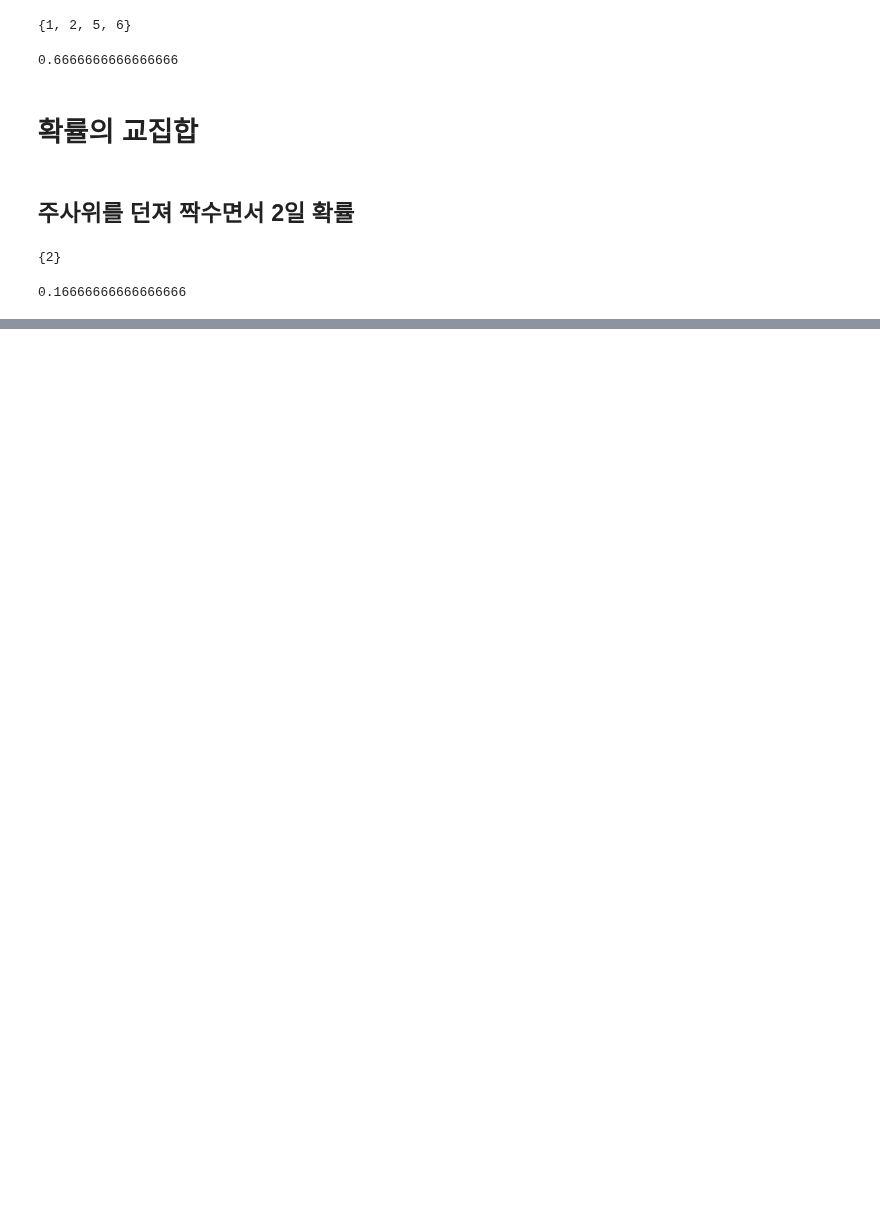
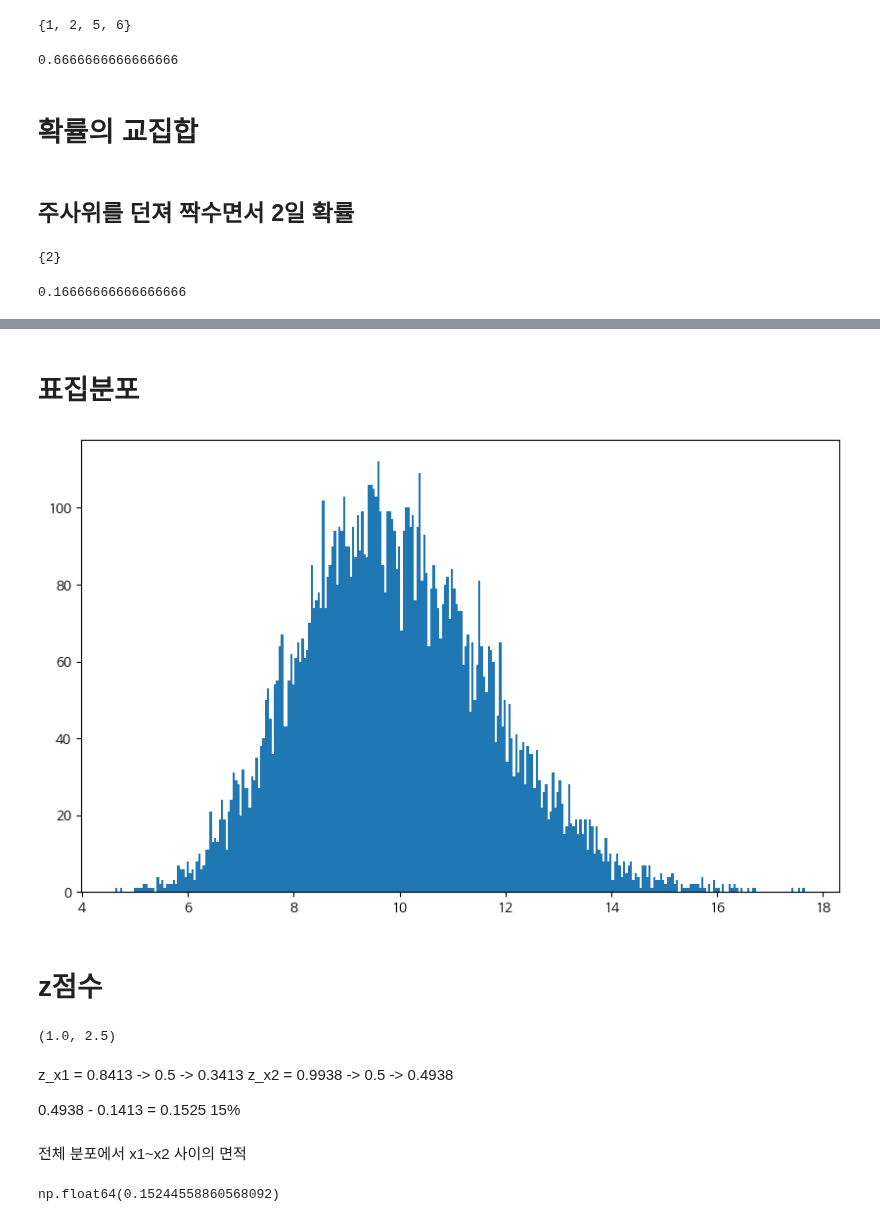
Before and after one commit to Telkem/hipython_rep, a Jupyter notebook: 21_확률.ipynb, the cells around one changed output, grey strips where cells are left out. Saved outputs shown, nothing was run; the diff lists cells and outputs as text; code cells hidden in the pictures; blank space fills up the shorter version.

```diff
--- a/21_확률.ipynb
+++ b/21_확률.ipynb
@@ -101,0 +154,11 @@ P_B_and_A
+# %%
+x_values = [1, 2, 3]
+p_x = [1/6, 3/6, 2/6]
+exp_value = 0
+
+#기대값
+for i in range(len(x_values)):
+    exp_value += x_values[i] * p_x[i]
+
+
+print(f"기대값 : {exp_value:.5f}")
@@ -101,0 +180,41 @@ P_B_and_A
+# %% [markdown]
+# 표집분포
+# %%
+np.random.seed(0)
+x_pop = np.random.exponential(scale=10, size=10000)
+sample_mean = [np.mean(np.random.choice(x_pop, size=30))
+               for i in range(10000)]
+
+plt.hist(sample_mean, bins=300)
+plt.show()
+# %% [output]
+[figure, added]
+# %% [markdown]
+# z점수
+# %%
+mu = 100
+sigma = 10
+
+x1 = 110 #z점수를 계산하려고 하는 원래 점수
+x2 = 125
+
+#z점수 = (원점수 - 평균)/ 표준편차
+z_x1 = (x1 -mu) / sigma
+z_x2 = (x2 -mu) / sigma
+z_x1, z_x2
+# %% [output]
+(1.0, 2.5)
+# %% [markdown]
+z_x1 = 0.8413 -> 0.5 -> 0.3413
+z_x2 = 0.9938 -> 0.5 -> 0.4938
+
+0.4938 - 0.1413 = 0.1525 15%
+# %% [markdown]
+전체 분포에서 x1~x2 사이의 면적
+# %%
+area_z_x1 = norm.cdf(z_x1) - norm.cdf(0)
+area_z_x2 = norm.cdf(z_x2) - norm.cdf(0)
+diff_area = area_z_x2 - area_z_x1
+diff_area
+# %% [output]
+np.float64(0.15244558860568092)
```
Also changed, not shown: parts of 32 cells of this notebook.
